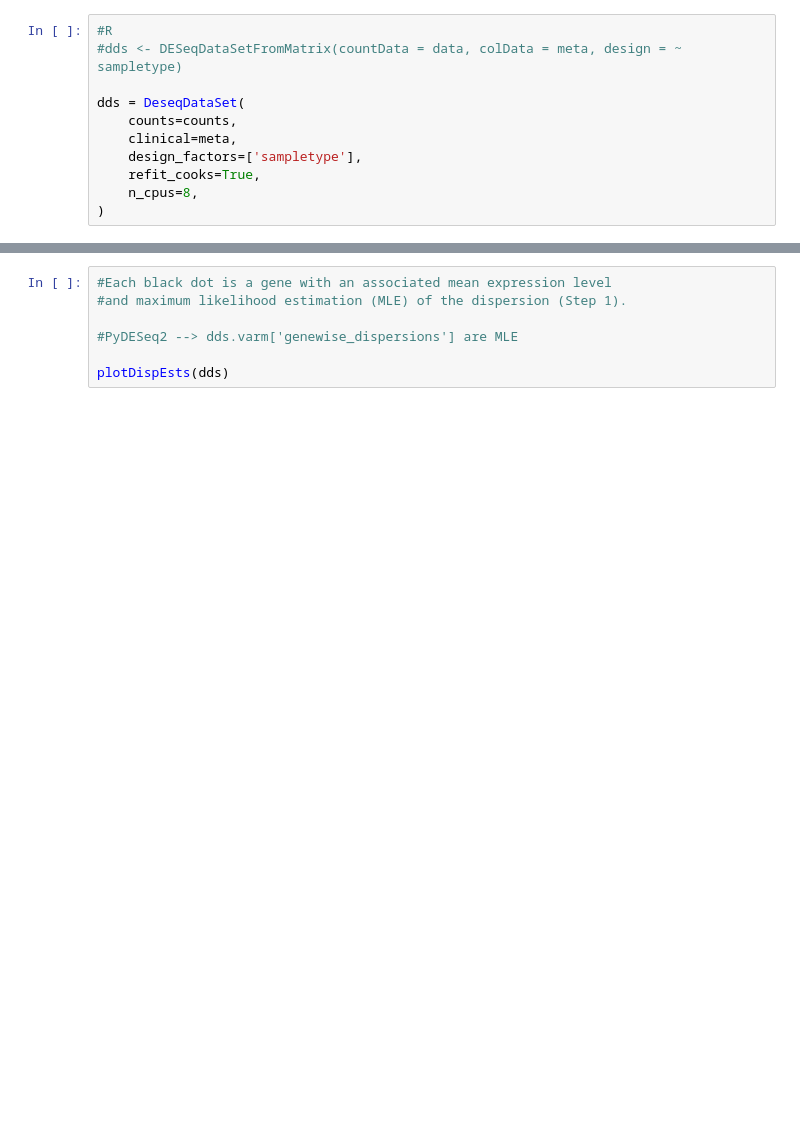
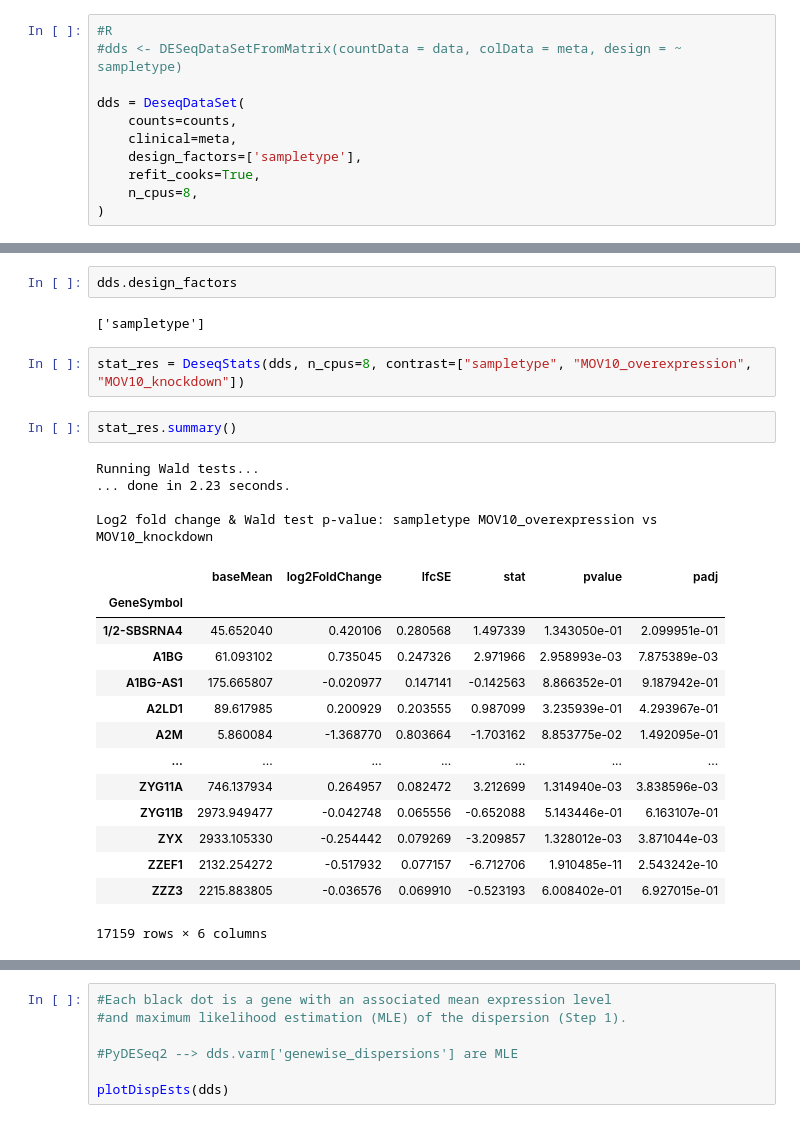
Before and after one commit to emmcauley/bioinformatics_scripting, a Jupyter notebook: python/pydeseq2_testing/PyDESeq2_validation.ipynb, the cells around one changed output, grey strips where cells are left out. Drawn from its saved outputs; the diff is of its cells as text; blank space fills up the shorter version.

```diff
--- a/python/pydeseq2_testing/PyDESeq2_validation.ipynb
+++ b/python/pydeseq2_testing/PyDESeq2_validation.ipynb
@@ -138,0 +139,27 @@ normdf.head()
+# %%
+dds.design_factors
+# %% [output]
+['sampletype']
+# %%
+stat_res = DeseqStats(dds, n_cpus=8, contrast=["sampletype", "MOV10_overexpression", "MOV10_knockdown"])
+# %%
+stat_res.summary()
+# %% [output]
+Running Wald tests...
+... done in 2.23 seconds.
+
+Log2 fold change & Wald test p-value: sampletype MOV10_overexpression vs MOV10_knockdown
+|  | baseMean | log2FoldChange | lfcSE | stat | pvalue | padj |
+| GeneSymbol |  |  |  |  |  |  |
+| 1/2-SBSRNA4 | 45.652040 | 0.420106 | 0.280568 | 1.497339 | 1.343050e-01 | 2.099951e-01 |
+| A1BG | 61.093102 | 0.735045 | 0.247326 | 2.971966 | 2.958993e-03 | 7.875389e-03 |
+| A1BG-AS1 | 175.665807 | -0.020977 | 0.147141 | -0.142563 | 8.866352e-01 | 9.187942e-01 |
+| A2LD1 | 89.617985 | 0.200929 | 0.203555 | 0.987099 | 3.235939e-01 | 4.293967e-01 |
+| A2M | 5.860084 | -1.368770 | 0.803664 | -1.703162 | 8.853775e-02 | 1.492095e-01 |
+| ... | ... | ... | ... | ... | ... | ... |
+| ZYG11A | 746.137934 | 0.264957 | 0.082472 | 3.212699 | 1.314940e-03 | 3.838596e-03 |
+| ZYG11B | 2973.949477 | -0.042748 | 0.065556 | -0.652088 | 5.143446e-01 | 6.163107e-01 |
+| ZYX | 2933.105330 | -0.254442 | 0.079269 | -3.209857 | 1.328012e-03 | 3.871044e-03 |
+| ZZEF1 | 2132.254272 | -0.517932 | 0.077157 | -6.712706 | 1.910485e-11 | 2.543242e-10 |
+| ZZZ3 | 2215.883805 | -0.036576 | 0.069910 | -0.523193 | 6.008402e-01 | 6.927015e-01 |
+17159 rows × 6 columns
```
Also changed, not shown: parts of 9 cells of this notebook.
